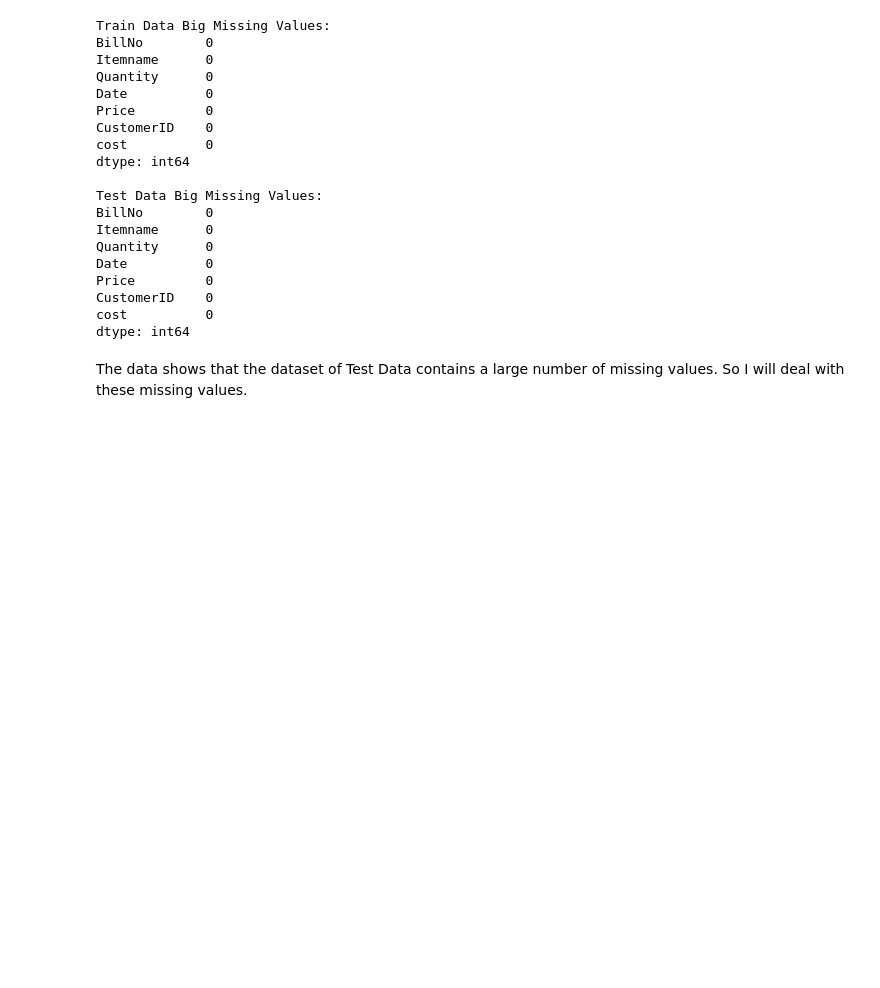
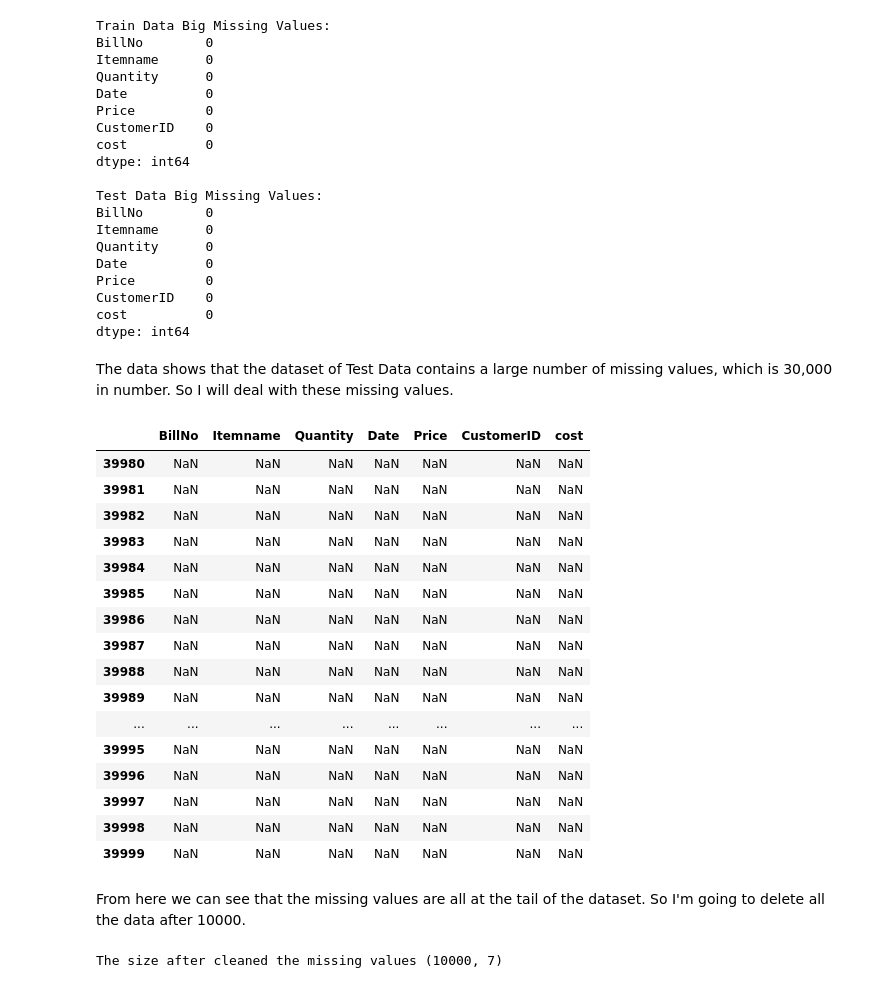
Before and after one commit to yuqingc31/MiningBigData, a Jupyter notebook: assignment3/a1841612_assign2.ipynb, the cells around one changed output. Drawn from its saved outputs; the diff is of its cells as text; code cells hidden in the pictures; blank space fills up the shorter version.

Commit message:
handle missing values

```diff
--- a/assignment3/a1841612_assign2.ipynb
+++ b/assignment3/a1841612_assign2.ipynb
@@ -122,4 +162,34 @@ CustomerID    0
 cost          0
 dtype: int64
 # %% [markdown]
-The data shows that the dataset of Test Data contains a large number of missing values. So I will deal with these missing values.
+The data shows that the dataset of Test Data contains a large number of missing values, which is 30,000 in number. So I will deal with these missing values.
+# %%
+test_data_original.tail(20)
+# %% [output]
+|  | BillNo | Itemname | Quantity | Date | Price | CustomerID | cost |
+| 39980 | NaN | NaN | NaN | NaN | NaN | NaN | NaN |
+| 39981 | NaN | NaN | NaN | NaN | NaN | NaN | NaN |
+| 39982 | NaN | NaN | NaN | NaN | NaN | NaN | NaN |
+| 39983 | NaN | NaN | NaN | NaN | NaN | NaN | NaN |
+| 39984 | NaN | NaN | NaN | NaN | NaN | NaN | NaN |
+| 39985 | NaN | NaN | NaN | NaN | NaN | NaN | NaN |
+| 39986 | NaN | NaN | NaN | NaN | NaN | NaN | NaN |
+| 39987 | NaN | NaN | NaN | NaN | NaN | NaN | NaN |
+| 39988 | NaN | NaN | NaN | NaN | NaN | NaN | NaN |
+| 39989 | NaN | NaN | NaN | NaN | NaN | NaN | NaN |
+| ... | ... | ... | ... | ... | ... | ... | ... |
+| 39995 | NaN | NaN | NaN | NaN | NaN | NaN | NaN |
+| 39996 | NaN | NaN | NaN | NaN | NaN | NaN | NaN |
+| 39997 | NaN | NaN | NaN | NaN | NaN | NaN | NaN |
+| 39998 | NaN | NaN | NaN | NaN | NaN | NaN | NaN |
+| 39999 | NaN | NaN | NaN | NaN | NaN | NaN | NaN |
+# %% [markdown]
+From here we can see that the missing values are all at the tail of the dataset. So I'm going to delete all the data after 10000.
+# %%
+# 删除从第10001行开始的缺失值
+test_data = test_data_original.iloc[:10000]
+
+# 检查删除缺失值后的数据集大小
+print("The size after cleaned the missing values", test_data.shape)
+# %% [output]
+The size after cleaned the missing values (10000, 7)
```
Also changed, not shown: parts of 12 cells of this notebook.
